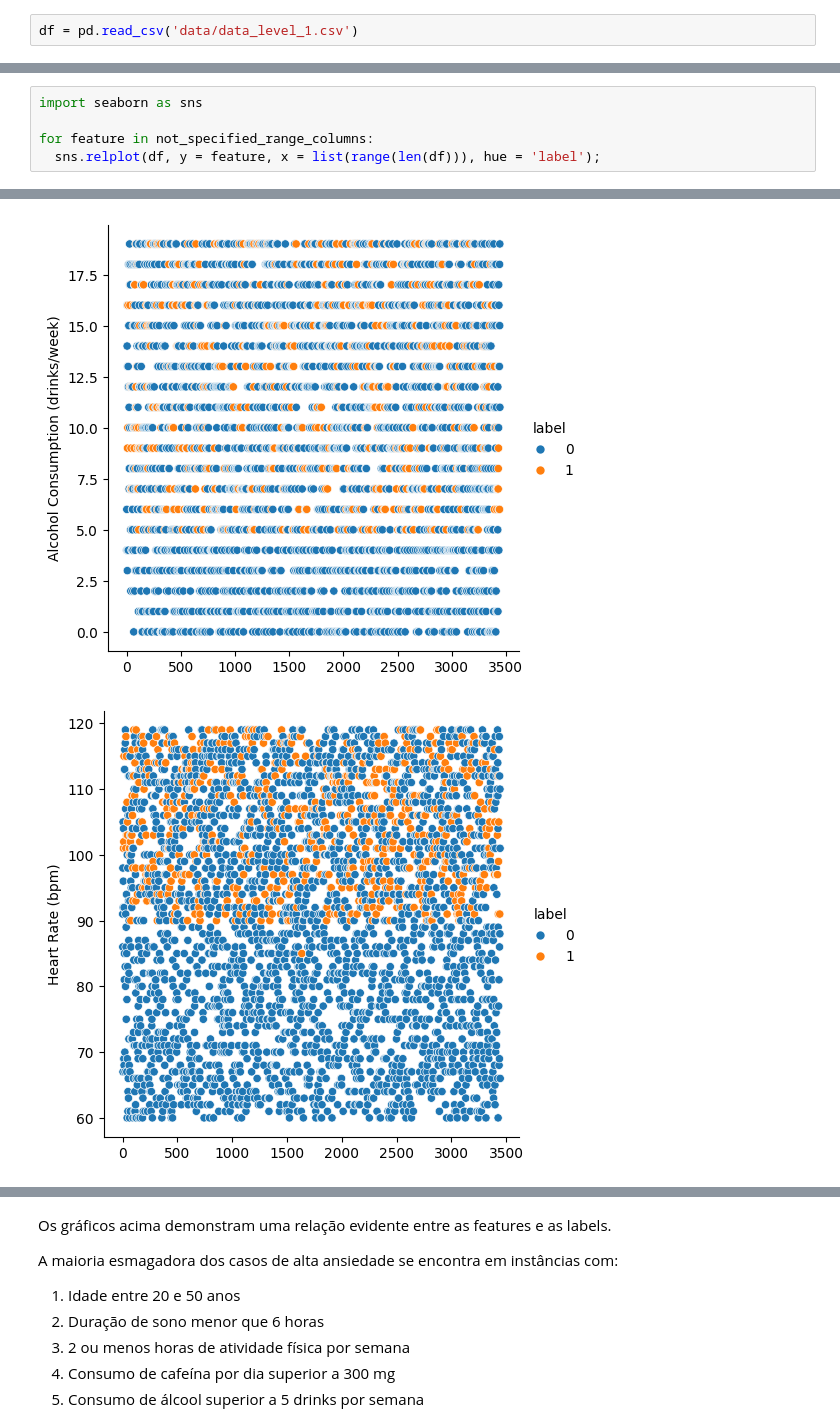
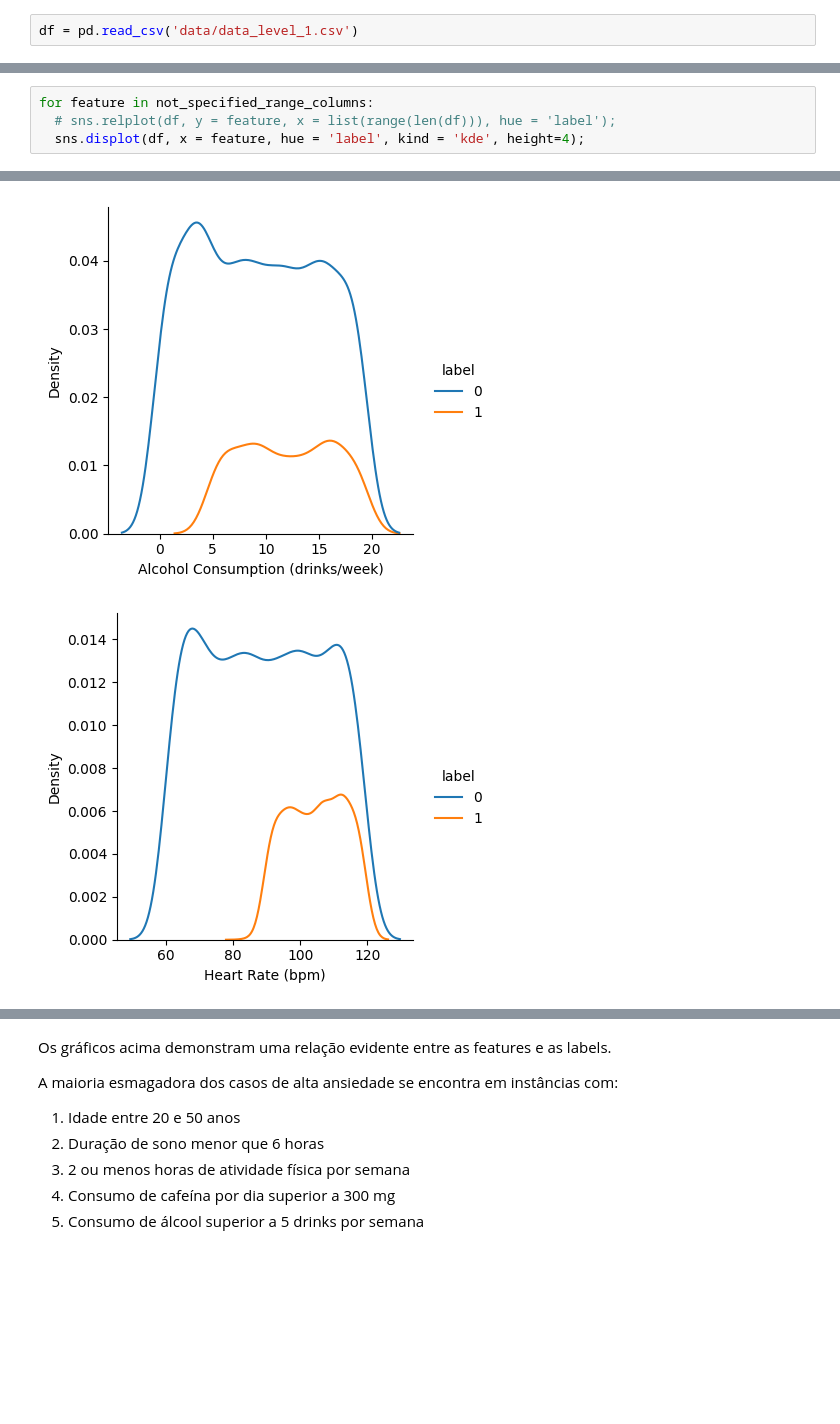
Before and after one commit to joaoloss/social-anxiety-analysis, a Jupyter notebook: src.ipynb, the cells around one changed output, grey strips where cells are left out. Drawn from its saved outputs; the diff is of its cells as text; blank space fills up the shorter version.

```diff
--- a/src.ipynb
+++ b/src.ipynb
@@ -157,8 +172,7 @@ not_specified_range_columns = [
     'Breathing Rate (breaths/min)'
 ]
 # %%
-import seaborn as sns
-
 for feature in not_specified_range_columns:
-  sns.relplot(df, y = feature, x = list(range(len(df))), hue = 'label');
+  # sns.relplot(df, y = feature, x = list(range(len(df))), hue = 'label');
+  sns.displot(df, x = feature, hue = 'label', kind = 'kde', height=4);
 # %% [output]
@@ -169,2 +183,2 @@ for feature in not_specified_range_columns:
-[figure, old version]
+[figure, new version]
-[figure, old version]
+[figure, new version]
```
Also changed, not shown: parts of 45 cells of this notebook, 12 other files.
